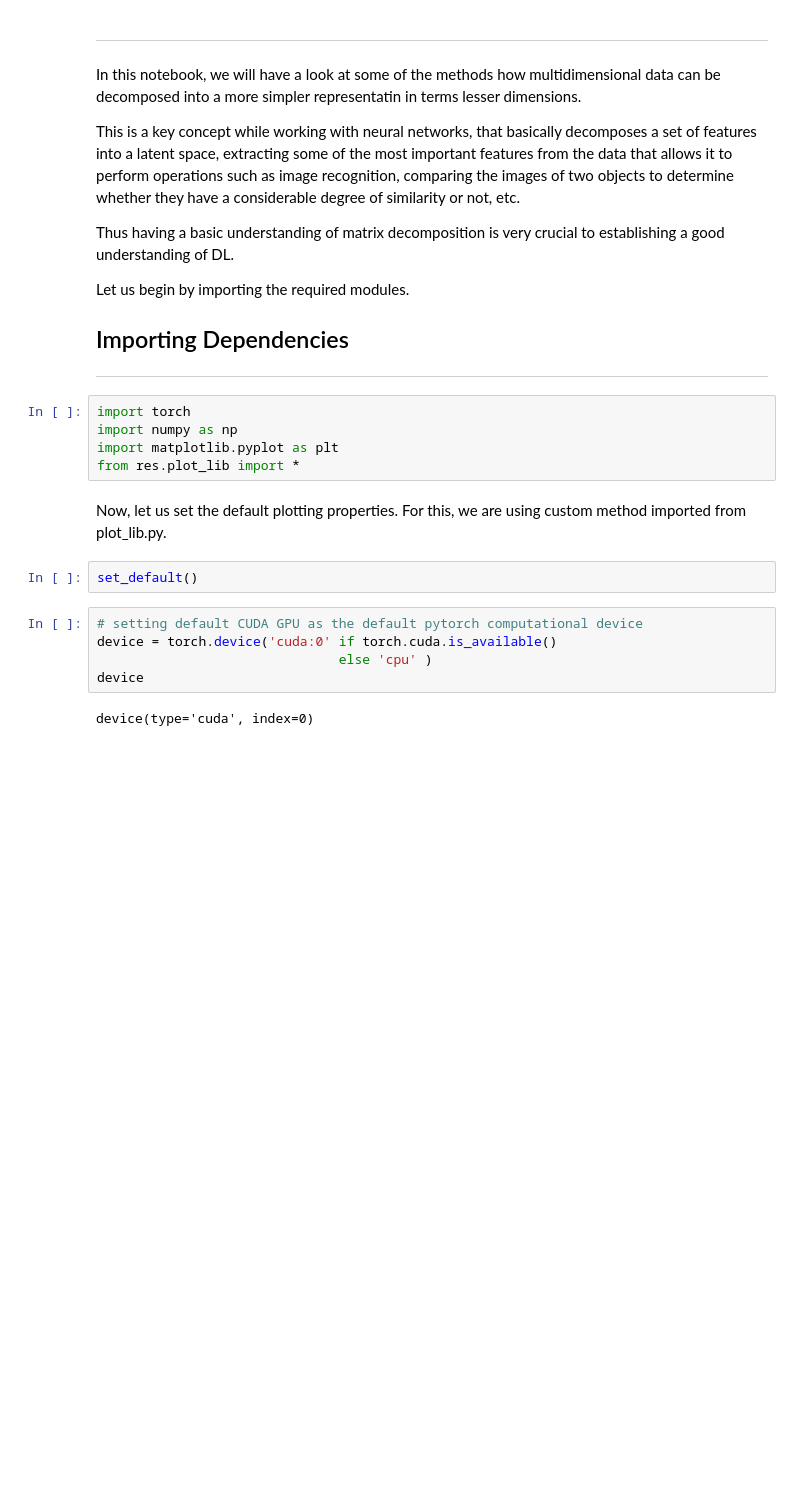
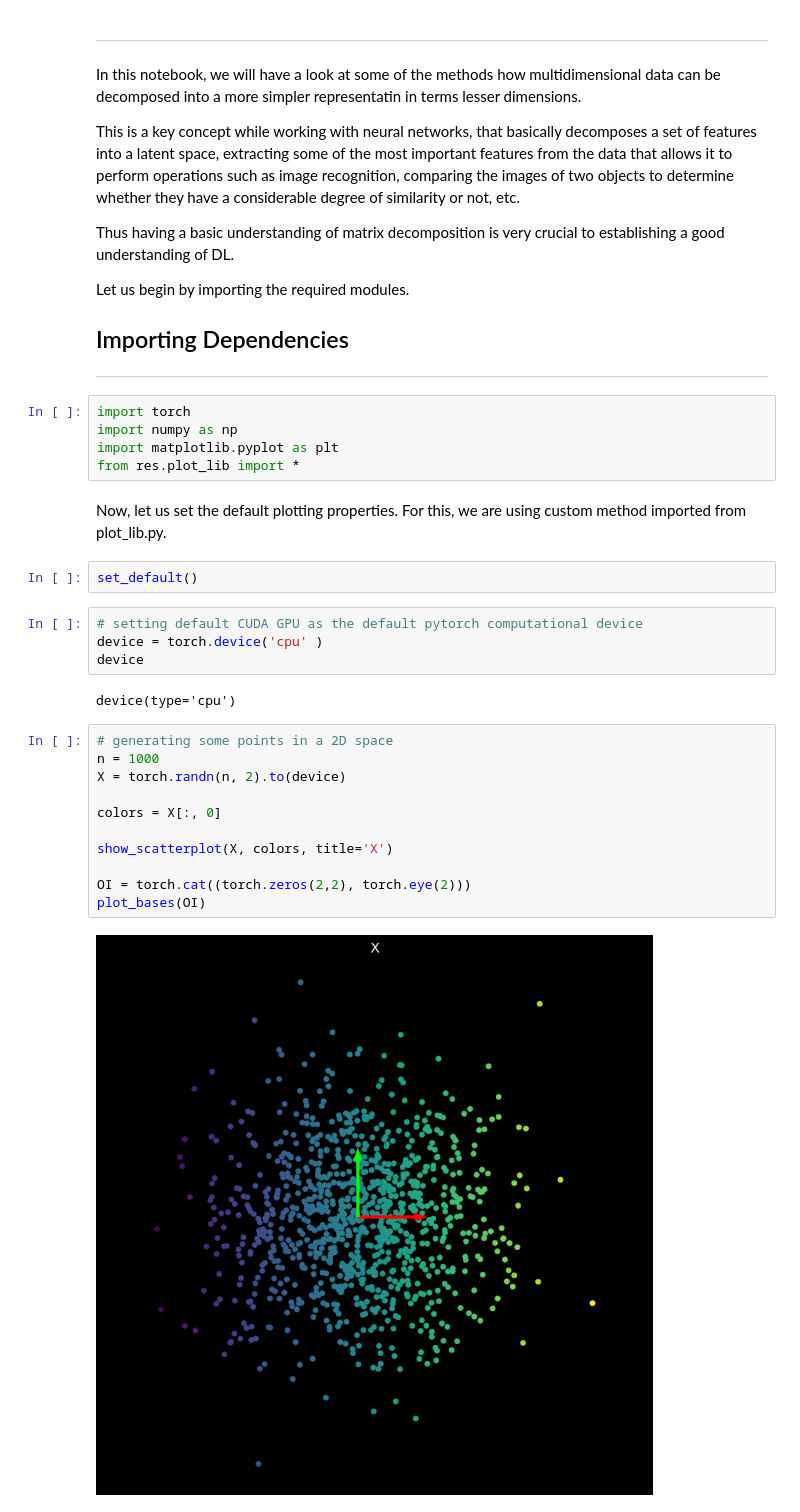
Before and after one commit to amansharma2910/NYU-Deep-Learning-Practice, a Jupyter notebook: 01_linear-transformations.ipynb, the cells around one changed output. Saved outputs shown, nothing was run; the diff lists cells and outputs as text; blank space fills up the shorter version.

```diff
--- a/01_linear-transformations.ipynb
+++ b/01_linear-transformations.ipynb
@@ -24,8 +24,20 @@ Now, let us set the default plotting properties. For this, we are using custom m
 set_default()
 # %%
 # setting default CUDA GPU as the default pytorch computational device
-device = torch.device('cuda:0' if torch.cuda.is_available()
-                               else 'cpu' )
+device = torch.device('cpu' )
 device
 # %% [output]
-device(type='cuda', index=0)
+device(type='cpu')
+# %%
+# generating some points in a 2D space
+n = 1000
+X = torch.randn(n, 2).to(device)
+
+colors = X[:, 0]
+
+show_scatterplot(X, colors, title='X')
+
+OI = torch.cat((torch.zeros(2,2), torch.eye(2)))
+plot_bases(OI)
+# %% [output]
+[figure, added]
```
Also changed, not shown: parts of 3 cells of this notebook.
